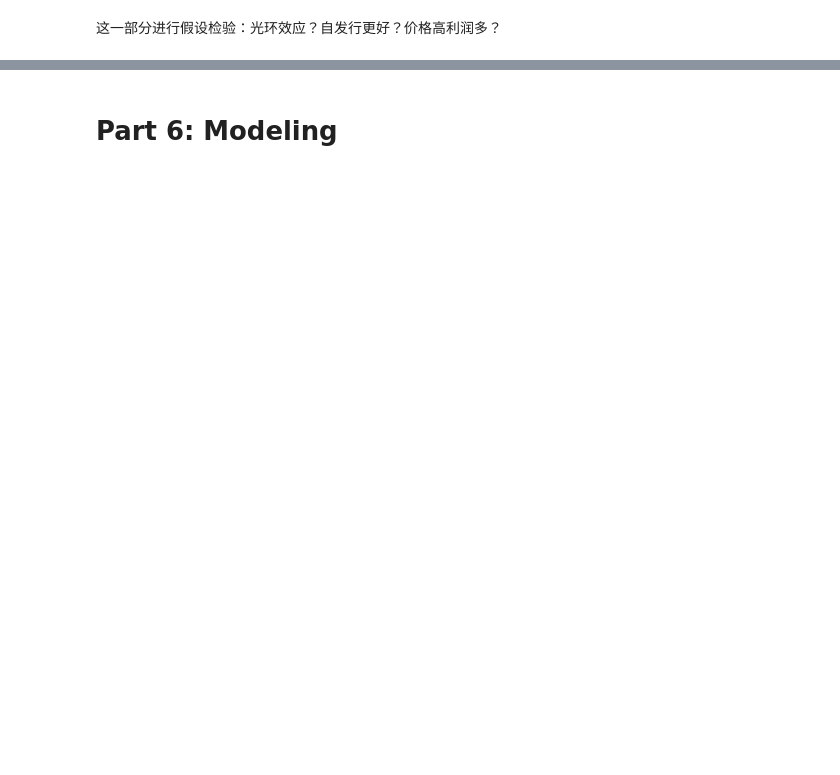
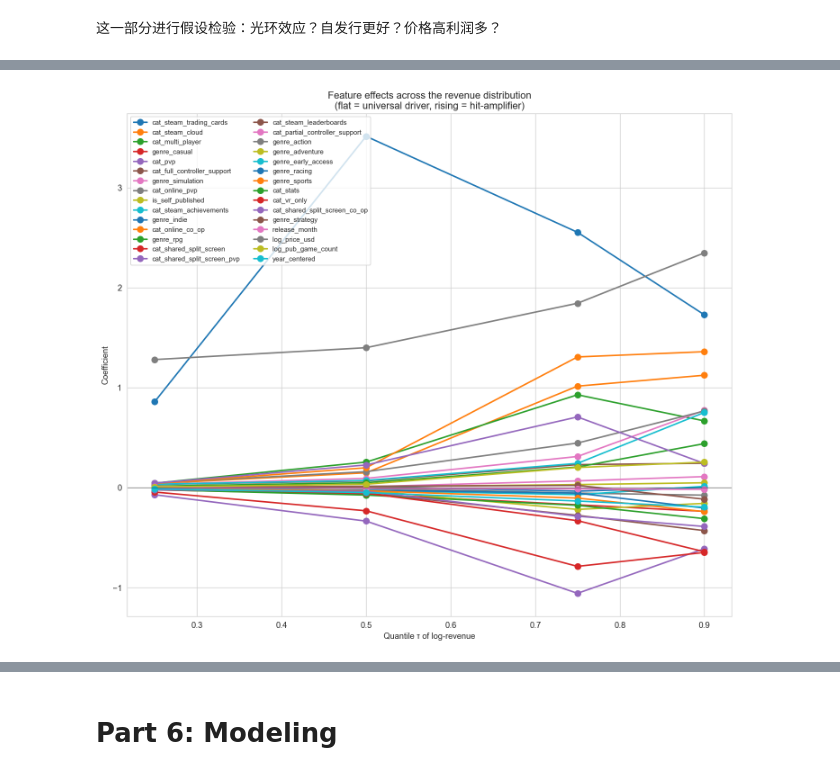
Before and after one commit to pai31419526/steam_data_analysis, a Jupyter notebook: script/report.ipynb, the cells around one changed output, grey strips where cells are left out. Drawn from its saved outputs; the diff is of its cells as text; code cells hidden in the pictures; blank space fills up the shorter version.

```diff
--- a/script/report.ipynb
+++ b/script/report.ipynb
@@ -1482,0 +1792,12 @@ y shape:          (88917,)
+# %%
+quantiles = [0.25, 0.50, 0.75, 0.90]
+q_results = {}
+for q in quantiles:
+    qreg = QuantReg(y, X_sm).fit(q=q, max_iter=3000)
+    q_results[q] = qreg.params.drop('const')
+    print(f'τ = {q:.2f}   pseudo-R² = {qreg.prsquared:.3f}')
+
+q_df = pd.DataFrame(q_results)
+q_df.columns = [f'τ={q}' for q in quantiles]
+print('\n=== Quantile regression coefficients ===')
+print(q_df.round(4))
@@ -1482,0 +1822,13 @@ y shape:          (88917,)
+# %%
+# Plot the coefficient trajectories across quantiles
+fig, ax = plt.subplots(figsize=(12, max(7, len(q_df)*0.35)))
+for feat in q_df.index:
+    ax.plot(quantiles, q_df.loc[feat].values, 'o-', label=feat, linewidth=2, markersize=8)
+ax.axhline(0, color='black', lw=0.8, alpha=0.5)
+ax.set_xlabel('Quantile τ of log-revenue')
+ax.set_ylabel('Coefficient')
+ax.set_title('Feature effects across the revenue distribution\n(flat = universal driver, rising = hit-amplifier)')
+ax.legend(loc='best', fontsize=9, ncol=2)
+plt.tight_layout(); plt.show()
+# %% [output]
+[figure, added]
```
Also changed, not shown: parts of 31 cells of this notebook.
